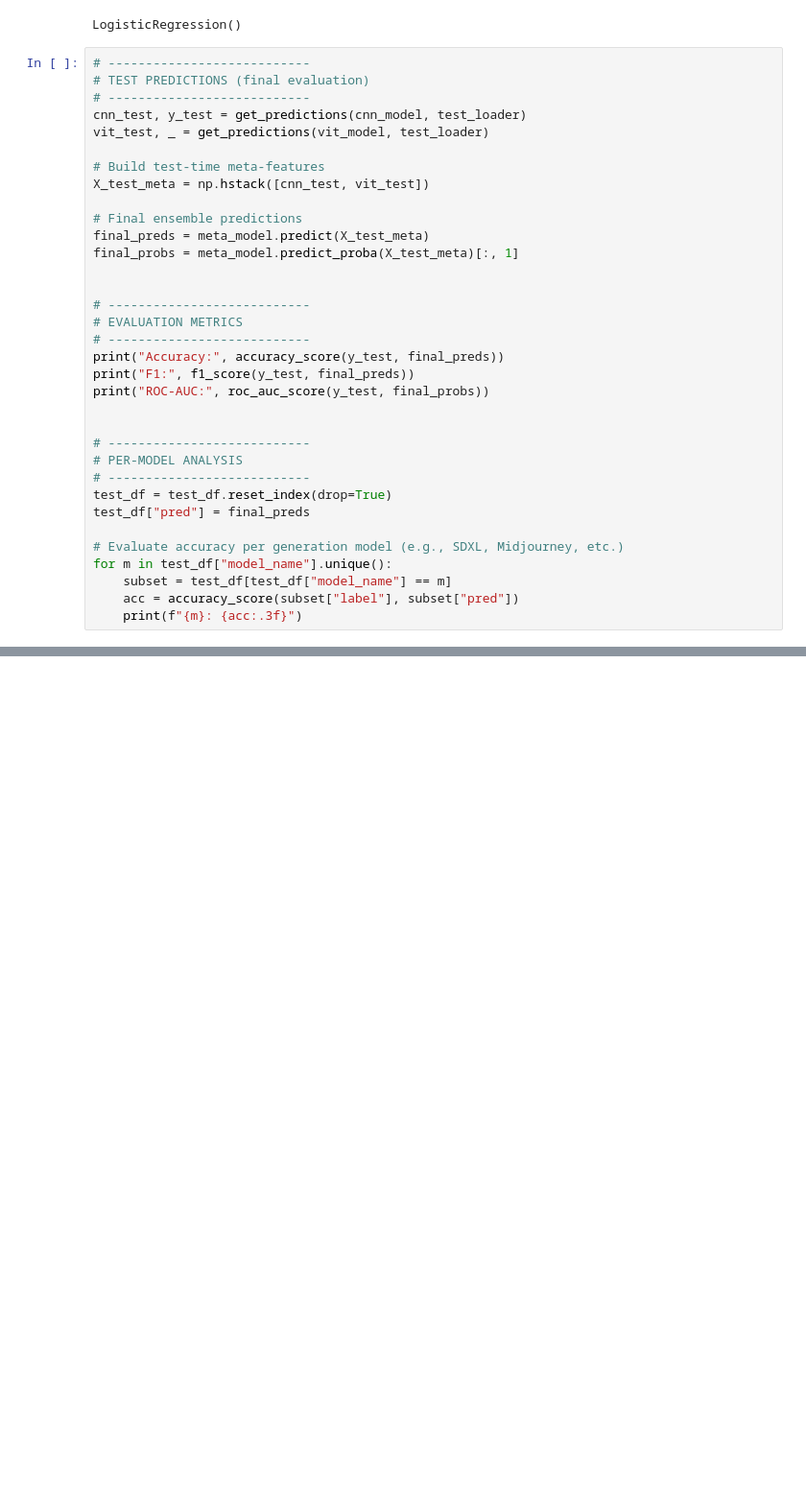
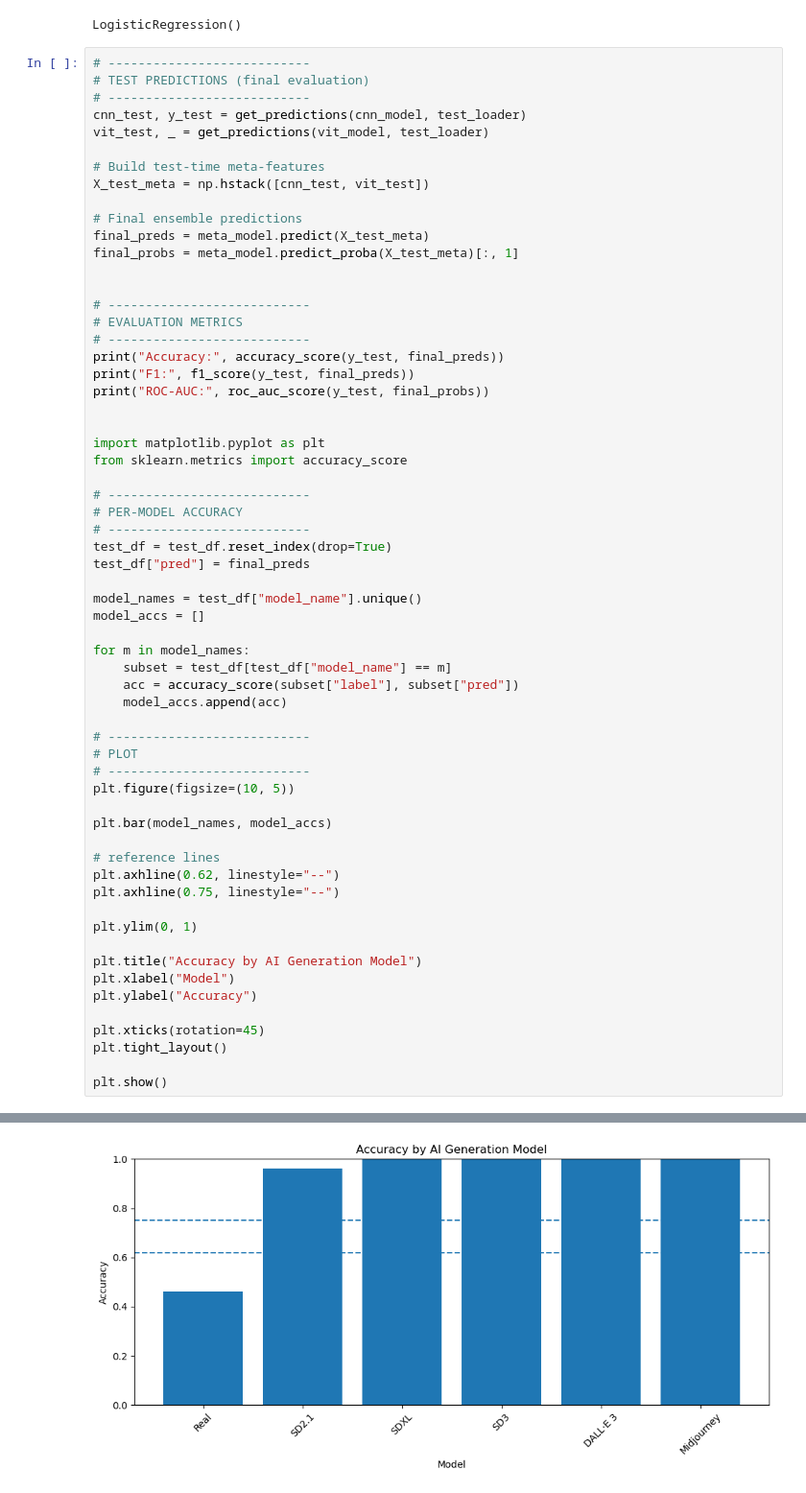
Before and after one commit to fionamagee/Project3---AIvsReal-Image-Classification, a Jupyter notebook: Scripts/ensemble_training.ipynb, the cells around one changed output, grey strips where cells are left out. Shown at 96% size. Saved outputs shown, nothing was run; the diff lists cells and outputs as text; blank space fills up the shorter version.

Commit message:
chart

```diff
--- a/Scripts/ensemble_training.ipynb
+++ b/Scripts/ensemble_training.ipynb
@@ -303,15 +303,42 @@ print("F1:", f1_score(y_test, final_preds))
 print("ROC-AUC:", roc_auc_score(y_test, final_probs))
 
 
+import matplotlib.pyplot as plt
+from sklearn.metrics import accuracy_score
+
 # ---------------------------
-# PER-MODEL ANALYSIS
+# PER-MODEL ACCURACY
 # ---------------------------
 test_df = test_df.reset_index(drop=True)
 test_df["pred"] = final_preds
 
-# Evaluate accuracy per generation model (e.g., SDXL, Midjourney, etc.)
-for m in test_df["model_name"].unique():
+model_names = test_df["model_name"].unique()
+model_accs = []
+
+for m in model_names:
     subset = test_df[test_df["model_name"] == m]
     acc = accuracy_score(subset["label"], subset["pred"])
-    print(f"{m}: {acc:.3f}")
+    model_accs.append(acc)
+
+# ---------------------------
+# PLOT
+# ---------------------------
+plt.figure(figsize=(10, 5))
+
+plt.bar(model_names, model_accs)
+
+# reference lines
+plt.axhline(0.62, linestyle="--")
+plt.axhline(0.75, linestyle="--")
+
+plt.ylim(0, 1)
+
+plt.title("Accuracy by AI Generation Model")
+plt.xlabel("Model")
+plt.ylabel("Accuracy")
+
+plt.xticks(rotation=45)
+plt.tight_layout()
+
+plt.show()
 # %% [output]
@@ -326,0 +348 @@ Midjourney: 1.000
+[figure, added]
```
Also changed, not shown: parts of 2 cells of this notebook.
